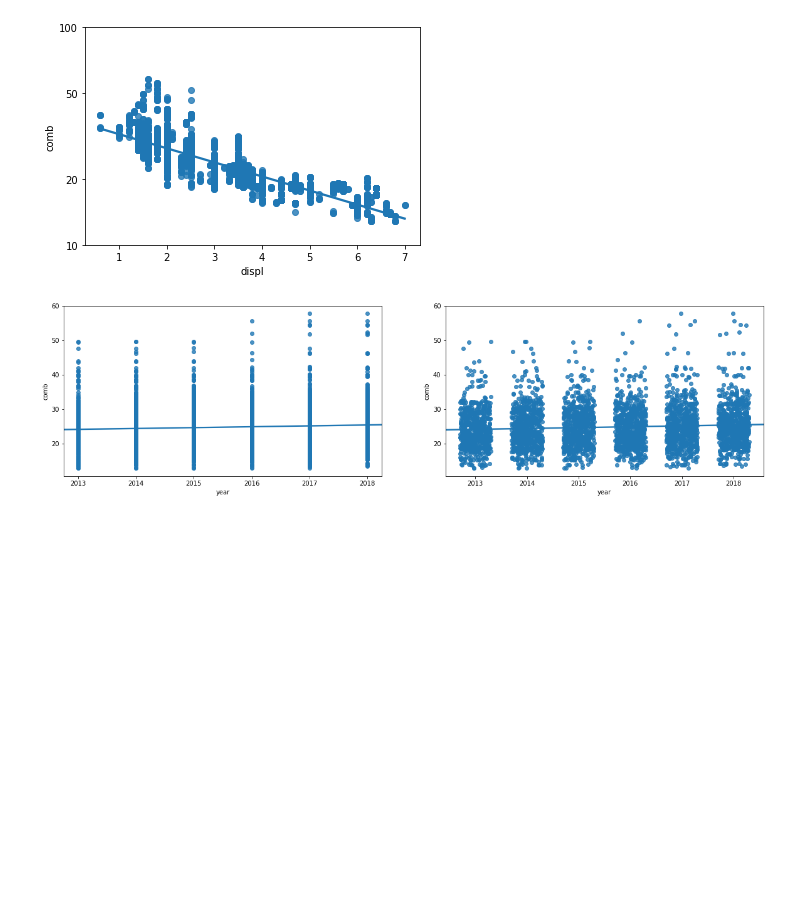
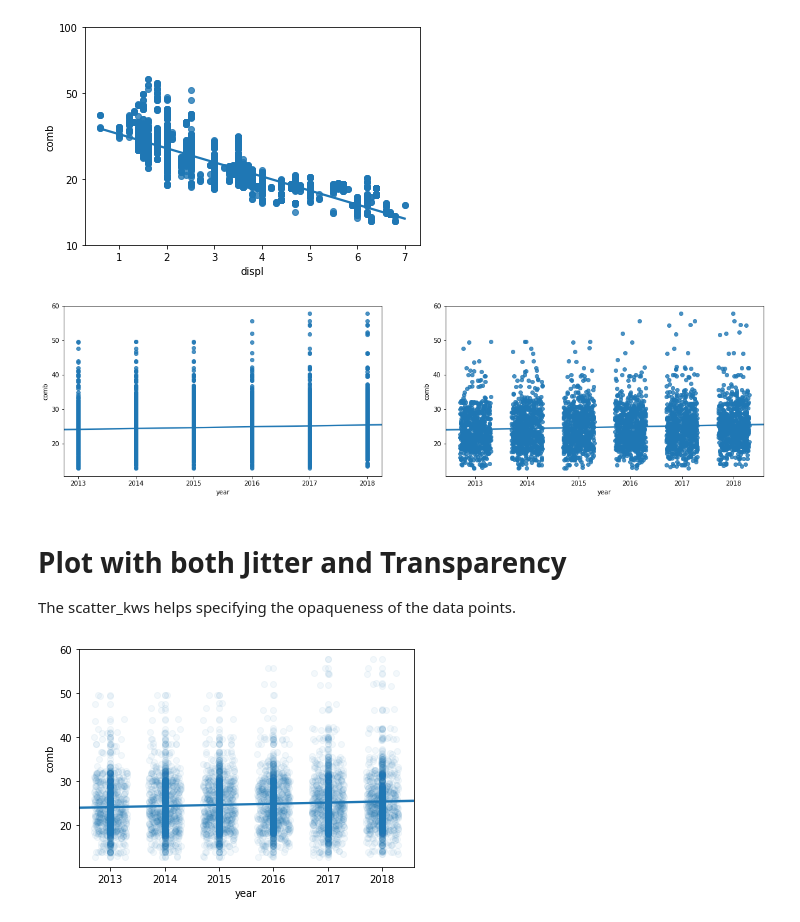
Before and after one commit to Gingercapo/Fuel_Economy, a Jupyter notebook: fuel_Economic.ipynb, the cells around one changed output. Drawn from its saved outputs; the diff is of its cells as text; code cells hidden in the pictures; blank space fills up the shorter version.

```diff
--- a/fuel_Economic.ipynb
+++ b/fuel_Economic.ipynb
@@ -79,3 +79,16 @@ plt.subplot(1, 2, 2)
 sb.regplot(data = df, x = 'year', y = 'comb', truncate=False, x_jitter=0.3);
 # %% [output]
 [figure]
+# %% [markdown]
+# Plot with both Jitter and Transparency
+The scatter_kws helps specifying the opaqueness of the data points.
+# %%
+# The scatter_kws helps specifying the opaqueness of the data points.
+# The alpha take a value between [0-1], where 0 represents transparent, and 1 is opaque.
+sb.regplot(data = df, x = 'year', y = 'comb', truncate=False, x_jitter=0.3, scatter_kws={'alpha':1/20});
+
+# Alternative way to plot with the transparency.
+# The scatter() function below does NOT have any argument to specify the Jitter
+plt.scatter(data = df, x = 'year', y = 'comb', alpha=1/20);
+# %% [output]
+[figure, added]
```
